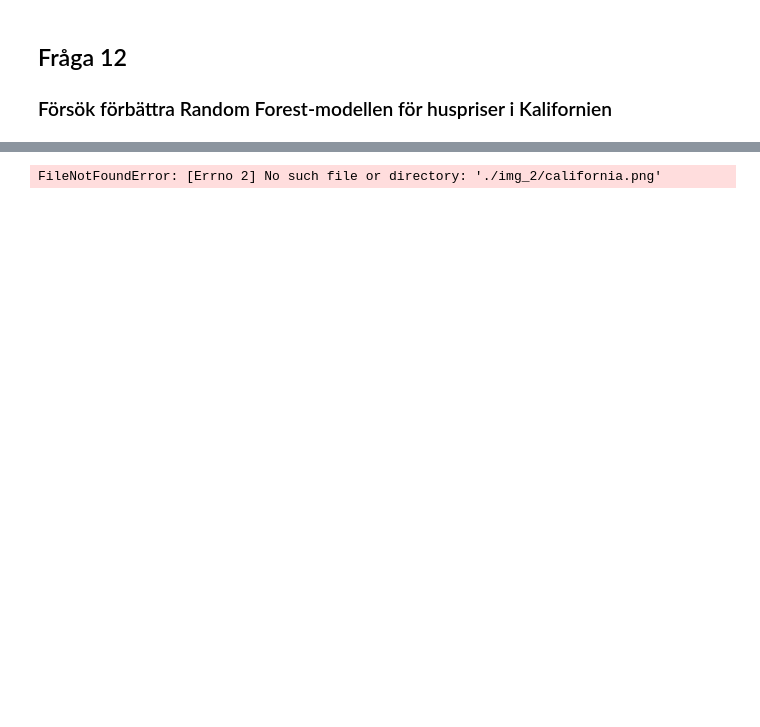
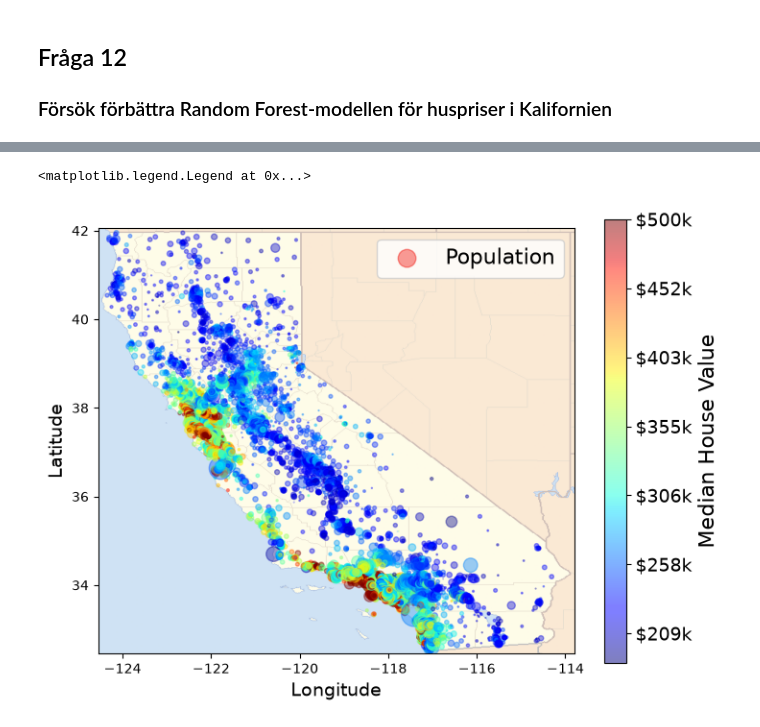
Before and after one commit to Mezea11/ai-ml-kurs-del-1, a Jupyter notebook: chapter_02_ml_project/california_house_prices.ipynb, the cells around one changed output, grey strips where cells are left out. Drawn from its saved outputs; the diff is of its cells as text; code cells hidden in the pictures; blank space fills up the shorter version.

```diff
--- a/chapter_02_ml_project/california_house_prices.ipynb
+++ b/chapter_02_ml_project/california_house_prices.ipynb
@@ -6,3 +6,9 @@
 import numpy as np
 import matplotlib.pyplot as plt
 import matplotlib.image as mpimg
+# %%
+import pandas as pd
+
+train = pd.read_csv("./chapter_02_ml_project/data/housing.csv")
+
+train.head()
@@ -9,42 +22,45 @@ import matplotlib.image as mpimg
 # %%
 import matplotlib.image as mpimg
 
-california_img = mpimg.imread("chapter_02_ml_project\img_2\california.png")
+california_img = mpimg.imread(
+    "./chapter_02_ml_project/img_2/california.png"
+)
 
 ax = train.plot(
     kind="scatter",
     x="longitude",
     y="latitude",
-    figsize=(10, 7),
+    figsize=(8, 6),
     s=train["population"] / 100,
     label="Population",
     c="median_house_value",
     cmap=plt.get_cmap("jet"),
     colorbar=False,
     alpha=0.4
 )
 
 plt.imshow(
     california_img,
     extent=[-124.55, -113.80, 32.45, 42.05],
     alpha=0.5,
     cmap=plt.get_cmap("jet")
 )
 
 plt.ylabel("Latitude", fontsize=14)
 plt.xlabel("Longitude", fontsize=14)
 
 prices = train["median_house_value"]
 tick_values = np.linspace(prices.min(), prices.max(), 11)
 
 cbar = plt.colorbar(ticks=tick_values / prices.max())
 cbar.ax.set_yticklabels(
     [f"${v/1000:.0f}k" for v in tick_values],
     fontsize=14
 )
 
 cbar.set_label("Median House Value", fontsize=16)
 
 plt.legend(fontsize=16)
 # %% [output]
-FileNotFoundError: [Errno 2] No such file or directory: './img_2/california.png'
+<matplotlib.legend.Legend at 0x...>
+[figure, added]
```
Also changed, not shown: parts of 1 cell of this notebook, 4 other files.
